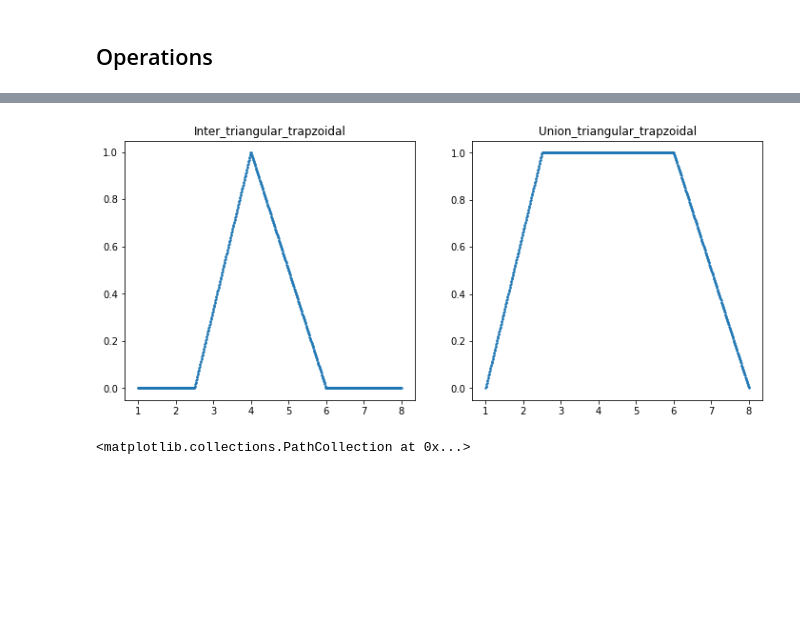
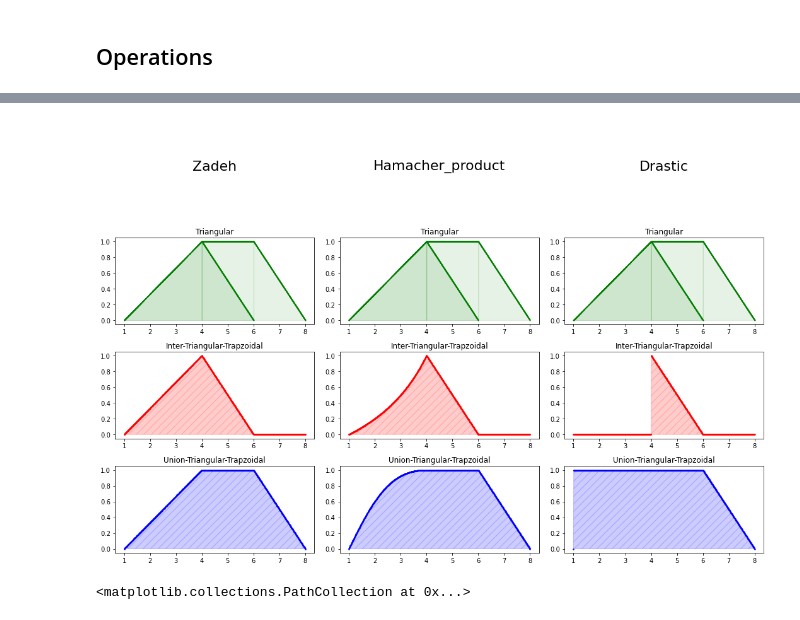
Before and after one commit to AmineYK/Explainable-Artificial-Intelligence, a Jupyter notebook: fuzzy_sets.ipynb, the cells around one changed output, grey strips where cells are left out. Saved outputs shown, nothing was run; the diff lists cells and outputs as text; code cells hidden in the pictures; blank space fills up the shorter version.

```diff
--- a/fuzzy_sets.ipynb
+++ b/fuzzy_sets.ipynb
@@ -158,7 +89,8 @@ class T_norme():
         self.name = name
 
     def calculate(self,x,y):
-        assert x >= 0 and x <= 1 and y >= 0 and y <= 1 , "x and y must be in [0,1]"
+        #assert x >= 0 and x <= 1 and y >= 0 and y <= 1 , "x and y must be in [0,1]"
+        pass
 
 class TN_Probabilist(T_norme):
 
@@ -227,8 +159,8 @@ class T_conorme():
         self.name = name
 
     def calculate(self,x,y):
-        assert x >= 0 and x <= 1 and y >= 0 and y <= 1 , "x and y must be in [0,1]"
-
+        #assert x >= 0 and x <= 1 and y >= 0 and y <= 1 , "x and y must be in [0,1]"
+        pass
 
 class TC_Probabilist(T_conorme):
 
@@ -387,15 +319,69 @@ def union(conorme,set_A,set_B):
         return operation(conorme,set_A,set_B)
     else : raise Exception("union must be done with t_conorme and not t_norme ")
 # %%
-inter , space = intersection(t_norme_L,sef_triangular,sef_trapzoidal)
-unio , space = union(t_conorme_L,sef_triangular,sef_trapzoidal)
 
-plt.figure(figsize=(12,5))
-plt.subplot(121)
-plt.title("Inter_triangular_trapzoidal")
-plt.scatter(space,inter,s=2.0)
 
-plt.subplot(122)
-plt.title("Union_triangular_trapzoidal")
-plt.scatter(space,unio,s=2.0)
+fig, axess = plt.subplots(4,3,figsize=(15,10))
+
+
+axess[0,0].axis('off')
+axess[0,0].text(0.5, 0.5,'Zadeh', ha='center', va='center', fontsize=22, color='black')
+
+display_membership(sef_trapzoidal, "Trapzoidal", axess[1, 0])
+display_membership(sef_triangular, "Triangular", axess[1, 0])
+
+inter , space = intersection(t_norme_Z,sef_triangular,sef_trapzoidal)
+
+axess[2,0].set_title("Inter-Triangular-Trapzoidal")
+axess[2,0].scatter(space,inter,s=2.0,c='red')
+axess[2,0].fill_between(space,inter, color='red', alpha=0.2,hatch='//')
+
+unio , space = union(t_conorme_Z,sef_triangular,sef_trapzoidal)
+
+axess[3,0].set_title("Union-Triangular-Trapzoidal")
+axess[3,0].scatter(space,unio,s=2.0,c='blue')
+axess[3,0].fill_between(space,unio, color='blue', alpha=0.2,hatch='//')
+
+
+
+axess[0,1].axis('off')
+axess[0,1].text(0.5, 0.5,'Hamacher_product', ha='center', va='center', fontsize=22, color='black')
+
+display_membership(sef_trapzoidal, "Trapzoidal", axess[1, 1])
+display_membership(sef_triangular, "Triangular", axess[1, 1])
+
+inter , space = intersection(t_norme_H,sef_triangular,sef_trapzoidal)
+
+axess[2,1].set_title("Inter-Triangular-Trapzoidal")
+axess[2,1].scatter(space,inter,s=2.0,c='red')
+axess[2,1].fill_between(space,inter, color='red', alpha=0.2,hatch='//')
+
+unio , space = union(t_conorme_H,sef_triangular,sef_trapzoidal)
+
+axess[3,1].set_title("Union-Triangular-Trapzoidal")
+axess[3,1].scatter(space,unio,s=2.0,c='blue')
+axess[3,1].fill_between(space,unio, color='blue', alpha=0.2,hatch='//')
+
+
+axess[0,2].axis('off')
+axess[0,2].text(0.5, 0.5,'Drastic', ha='center', va='center', fontsize=22, color='black')
+
+display_membership(sef_trapzoidal, "Trapzoidal", axess[1, 2])
+display_membership(sef_triangular, "Triangular", axess[1, 2])
+
+inter , space = intersection(t_norme_D,sef_triangular,sef_trapzoidal)
+
+axess[2,2].set_title("Inter-Triangular-Trapzoidal")
+axess[2,2].scatter(space,inter,s=2.0,c='red')
+axess[2,2].fill_between(space,inter, color='red', alpha=0.2,hatch='//')
+
+unio , space = union(t_conorme_D,sef_triangular,sef_trapzoidal)
+
+axess[3,2].set_title("Union-Triangular-Trapzoidal")
+axess[3,2].scatter(space,unio,s=2.0,c='blue')
+axess[3,2].fill_between(space,unio, color='blue', alpha=0.2,hatch='//')
+
+
+plt.tight_layout()
+plt.show()
 # %% [output]
@@ -403,4 +388,4 @@ plt.scatter(space,unio,s=2.0)
-[figure, old version]
+[figure, new version]
 # %%
 inter , space = intersection(t_norme_L,sef_triangular,sef_random)
 unio , space = union(t_conorme_L,sef_triangular,sef_random)
```
Also changed, not shown: parts of 29 cells of this notebook.
